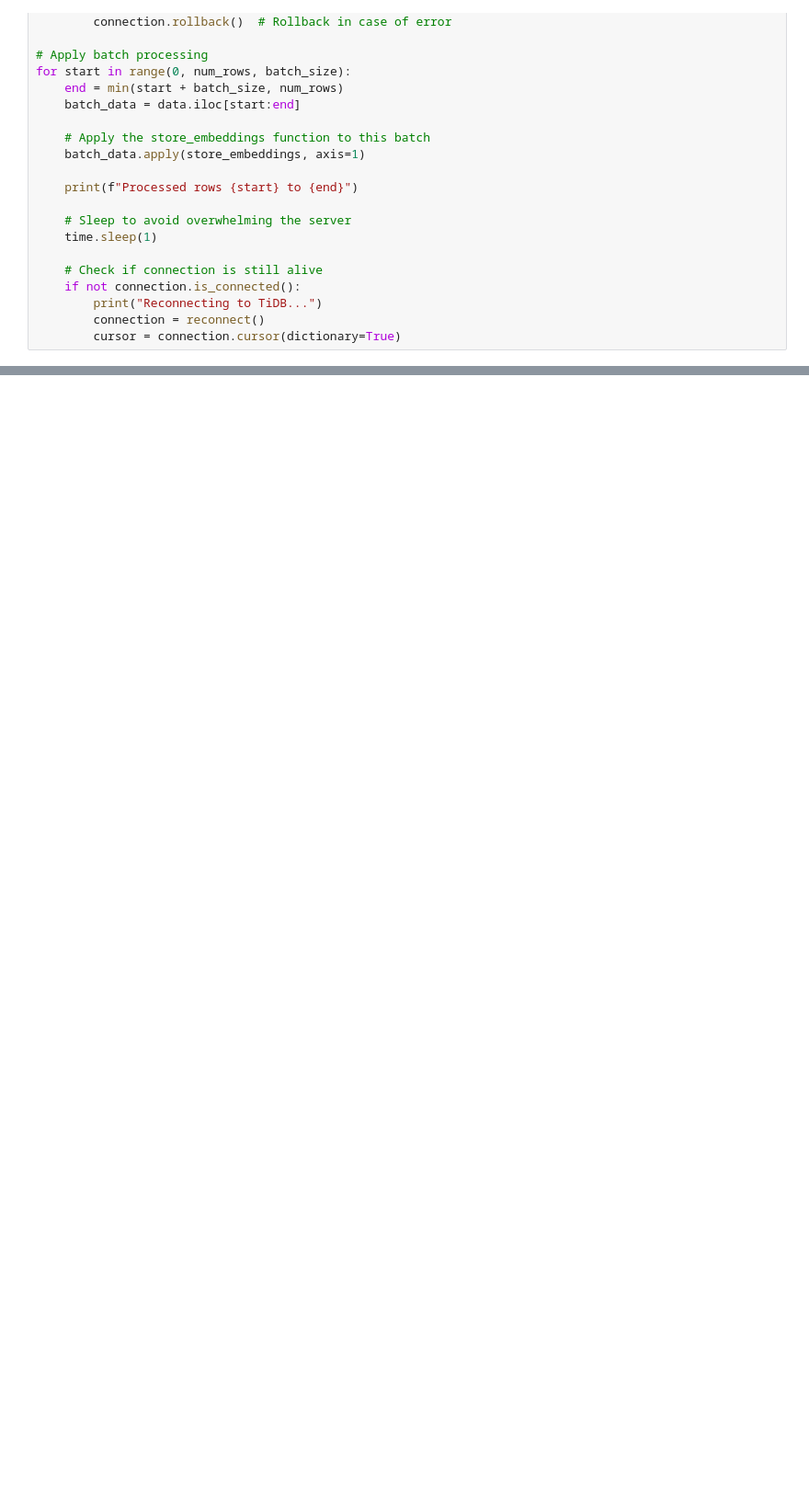
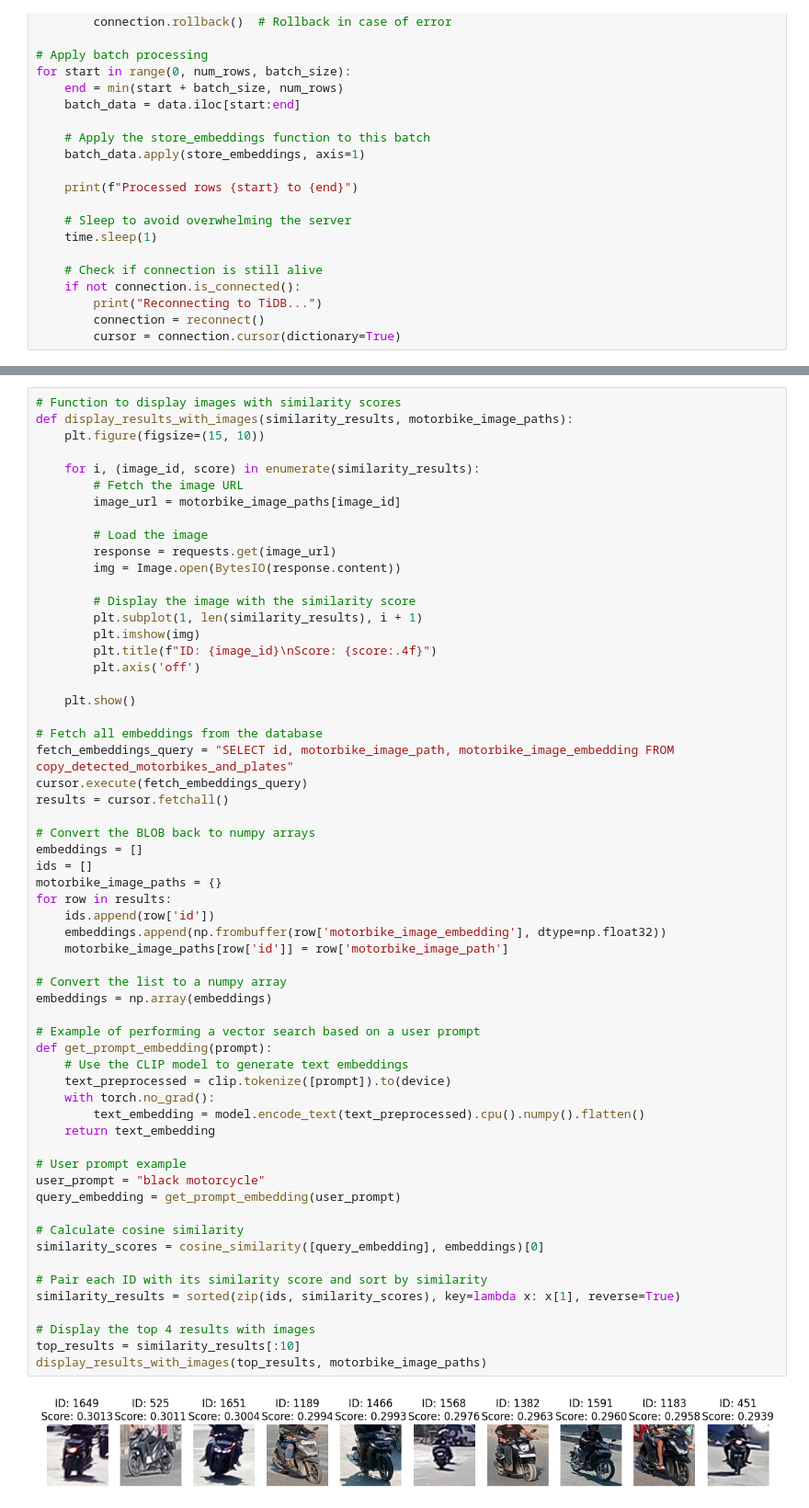
Before and after one commit to ajitonelsonn/clip-tidb-image-embeddings, a Jupyter notebook: clip_tidb_image_embedings.ipynb, the cells around one changed output, grey strips where cells are left out. Shown at 92% size. Saved outputs shown, nothing was run; the diff lists cells and outputs as text; blank space fills up the shorter version.

Commit message:
Perform Vector Search Based on User Input

```diff
--- a/clip_tidb_image_embedings.ipynb
+++ b/clip_tidb_image_embedings.ipynb
@@ -121,0 +182,61 @@ for start in range(0, num_rows, batch_size):
+# %%
+# Function to display images with similarity scores
+def display_results_with_images(similarity_results, motorbike_image_paths):
+    plt.figure(figsize=(15, 10))
+
+    for i, (image_id, score) in enumerate(similarity_results):
+        # Fetch the image URL
+        image_url = motorbike_image_paths[image_id]
+
+        # Load the image
+        response = requests.get(image_url)
+        img = Image.open(BytesIO(response.content))
+
+        # Display the image with the similarity score
+        plt.subplot(1, len(similarity_results), i + 1)
+        plt.imshow(img)
+        plt.title(f"ID: {image_id}\nScore: {score:.4f}")
+        plt.axis('off')
+
+    plt.show()
+
+# Fetch all embeddings from the database
+fetch_embeddings_query = "SELECT id, motorbike_image_path, motorbike_image_embedding FROM copy_detected_motorbikes_and_plates"
+cursor.execute(fetch_embeddings_query)
+results = cursor.fetchall()
+
+# Convert the BLOB back to numpy arrays
+embeddings = []
+ids = []
+motorbike_image_paths = {}
+for row in results:
+    ids.append(row['id'])
+    embeddings.append(np.frombuffer(row['motorbike_image_embedding'], dtype=np.float32))
+    motorbike_image_paths[row['id']] = row['motorbike_image_path']
+
+# Convert the list to a numpy array
+embeddings = np.array(embeddings)
+
+# Example of performing a vector search based on a user prompt
+def get_prompt_embedding(prompt):
+    # Use the CLIP model to generate text embeddings
+    text_preprocessed = clip.tokenize([prompt]).to(device)
+    with torch.no_grad():
+        text_embedding = model.encode_text(text_preprocessed).cpu().numpy().flatten()
+    return text_embedding
+
+# User prompt example
+user_prompt = "black motorcycle"
+query_embedding = get_prompt_embedding(user_prompt)
+
+# Calculate cosine similarity
+similarity_scores = cosine_similarity([query_embedding], embeddings)[0]
+
+# Pair each ID with its similarity score and sort by similarity
+similarity_results = sorted(zip(ids, similarity_scores), key=lambda x: x[1], reverse=True)
+
+# Display the top 4 results with images
+top_results = similarity_results[:10]
+display_results_with_images(top_results, motorbike_image_paths)
+# %% [output]
+[figure, added]
```
Also changed, not shown: parts of 7 cells of this notebook.
